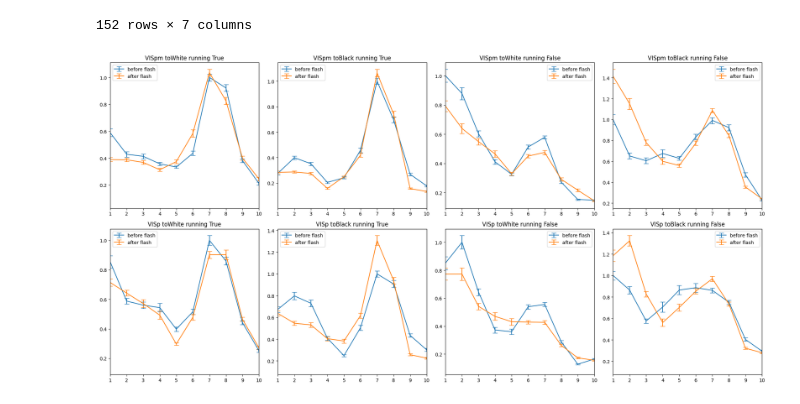
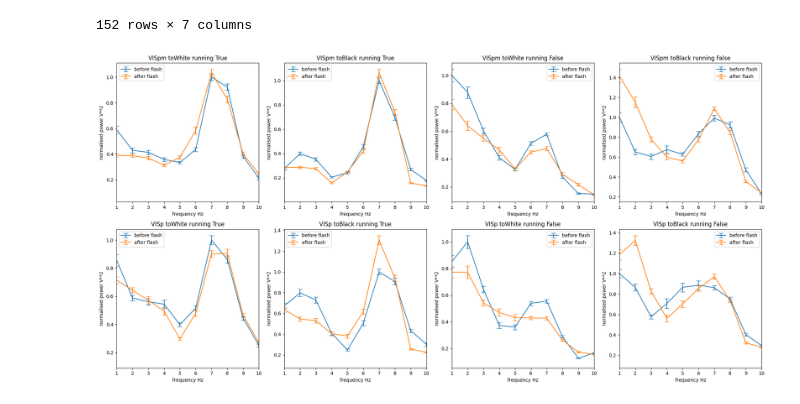
Before and after one commit to ikharitonov/allen-neuropixel-LFPs, a Jupyter notebook: lfp_grand_average/3-power_spectrum_grand_average.ipynb, the cells around one changed output. Cells and saved outputs as stored; diff of their text form; code cells hidden in the pictures.

```diff
--- a/lfp_grand_average/3-power_spectrum_grand_average.ipynb
+++ b/lfp_grand_average/3-power_spectrum_grand_average.ipynb
@@ -73,31 +73,37 @@ for condition in conditions:
     pss.append(loaded_list)
 
 f = pss[0][0]
+# %%
+CI = 0.2
 # %%
 # One session's power spectra
 # Contents of pss[i]: [f,s1,s1_std,s1_snum,s2,s2_std,s2_snum]
 
 fig, ax = plt.subplots(nrows=2, ncols=4, figsize=(20,10))
 
 for i in range(4):
     # ax[0][i].plot(f,pss[i][1] / pss[i][1].max())
     # ax[0][i].plot(f,pss[i][2] / pss[i][1].max())
-    ax[0][i].errorbar(f, pss[i][1] / pss[i][1].max(), yerr= (0.2 * pss[i][2] / np.sqrt(pss[i][3])) / pss[i][1].max(), capsize=5)
-    ax[0][i].errorbar(f, pss[i][4] / pss[i][1].max(), yerr= (0.2 * pss[i][5] / np.sqrt(pss[i][6])) / pss[i][1].max(), capsize=5)
+    ax[0][i].errorbar(f, pss[i][1] / pss[i][1].max(), yerr= (CI * pss[i][2] / np.sqrt(pss[i][3])) / pss[i][1].max(), capsize=5)
+    ax[0][i].errorbar(f, pss[i][4] / pss[i][1].max(), yerr= (CI * pss[i][5] / np.sqrt(pss[i][6])) / pss[i][1].max(), capsize=5)
     ax[0][i].set_title(f'{conditions[i][0]} {conditions[i][1]} running {conditions[i][2]}')
     ax[0][i].set_xlim([1,10])
     ax[0][i].legend(['before flash','after flash'])
+    ax[0][i].set_xlabel('frequency Hz')
+    ax[0][i].set_ylabel('normalised power V**2')
 
 for i in range(4):
     # ax[1][i].plot(f,pss[4+i][1] / pss[4+i][1].max())
     # ax[1][i].plot(f,pss[4+i][2] / pss[4+i][1].max())
-    ax[1][i].errorbar(f, pss[4+i][1] / pss[4+i][1].max(), yerr= (0.2 * pss[4+i][2] / np.sqrt(pss[4+i][3])) / pss[4+i][1].max(), capsize=5)
-    ax[1][i].errorbar(f, pss[4+i][4] / pss[4+i][1].max(), yerr= (0.2 * pss[4+i][5] / np.sqrt(pss[4+i][6])) / pss[4+i][1].max(), capsize=5)
+    ax[1][i].errorbar(f, pss[4+i][1] / pss[4+i][1].max(), yerr= (CI * pss[4+i][2] / np.sqrt(pss[4+i][3])) / pss[4+i][1].max(), capsize=5)
+    ax[1][i].errorbar(f, pss[4+i][4] / pss[4+i][1].max(), yerr= (CI * pss[4+i][5] / np.sqrt(pss[4+i][6])) / pss[4+i][1].max(), capsize=5)
     ax[1][i].set_title(f'{conditions[4+i][0]} {conditions[4+i][1]} running {conditions[4+i][2]}')
     ax[1][i].set_xlim([1,10])
     ax[1][i].legend(['before flash','after flash'])
+    ax[1][i].set_xlabel('frequency Hz')
+    ax[1][i].set_ylabel('normalised power V**2')
 
 plt.tight_layout()
 plt.show()
 # %% [output]
-[figure, old version]
+[figure, new version]
```
